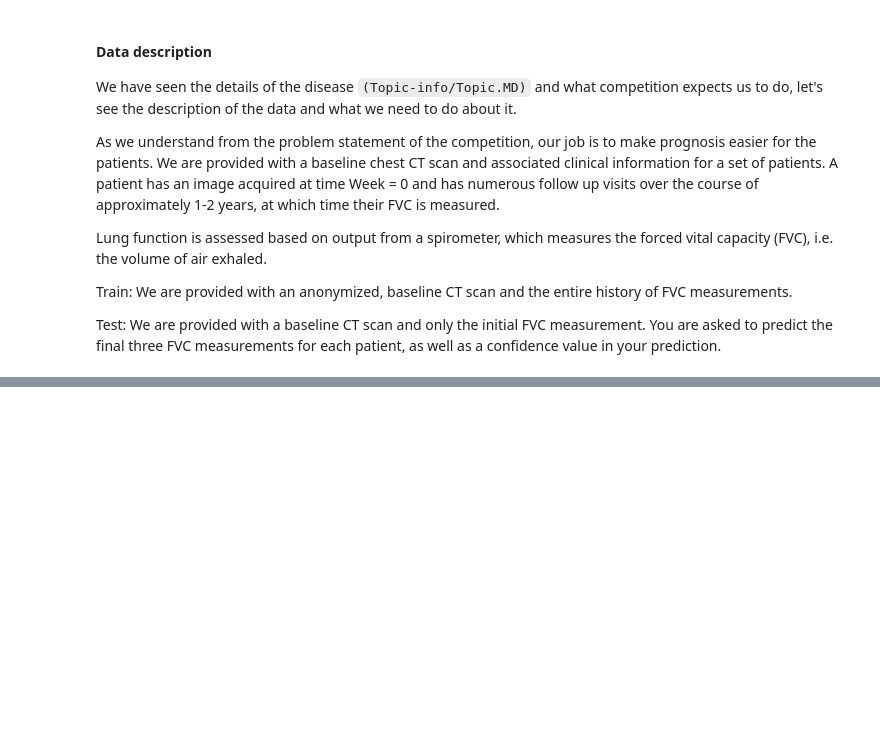
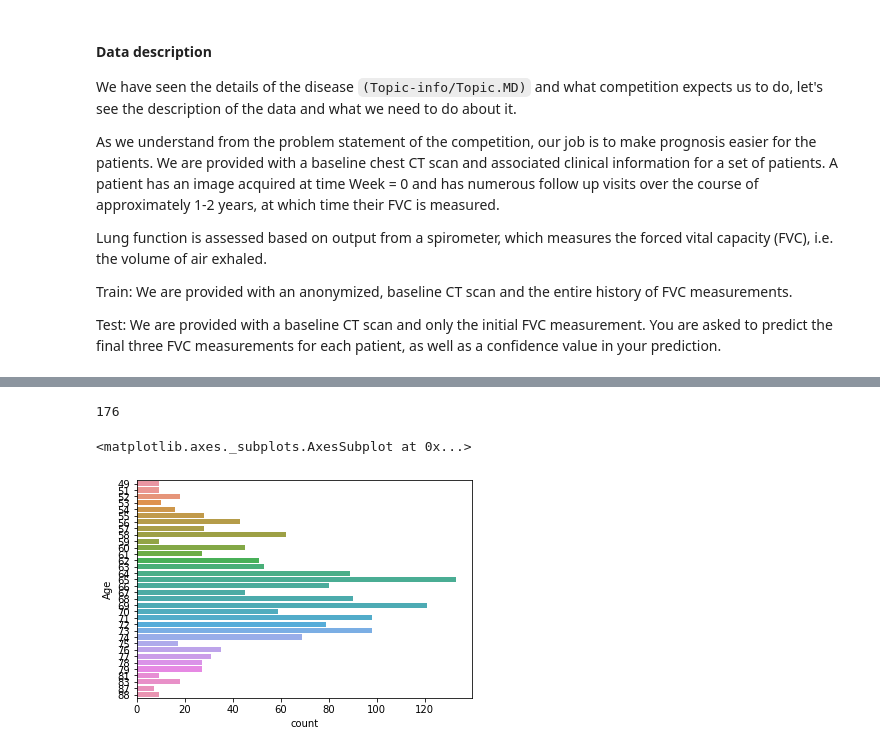
Before and after one commit to Ank-22/OSIC-Pulmonary-Fibrosis-Progression, a Jupyter notebook: Data-Visualization/Data-Visulization.ipynb, the cells around one changed output, grey strips where cells are left out. Drawn from its saved outputs; the diff is of its cells as text; code cells hidden in the pictures; blank space fills up the shorter version.

Commit message:
Worked with Some Graphs

```diff
--- a/Data-Visualization/Data-Visulization.ipynb
+++ b/Data-Visualization/Data-Visulization.ipynb
@@ -26,0 +53,3 @@ import glob
+# %%
+df = pd.read_csv("B:/Projects/Kaggle OSIC/osic-pulmonary-fibrosis-progression/train.csv")
+df.head(10)
@@ -26,0 +120,4 @@ import glob
+# %%
+df['Patient'].nunique()
+# %% [output]
+176
@@ -26,0 +131,5 @@ import glob
+# %%
+sb.countplot(y='Age',data=df)
+# %% [output]
+<matplotlib.axes._subplots.AxesSubplot at 0x...>
+[figure, added]
```
Also changed, not shown: parts of 11 cells of this notebook.
